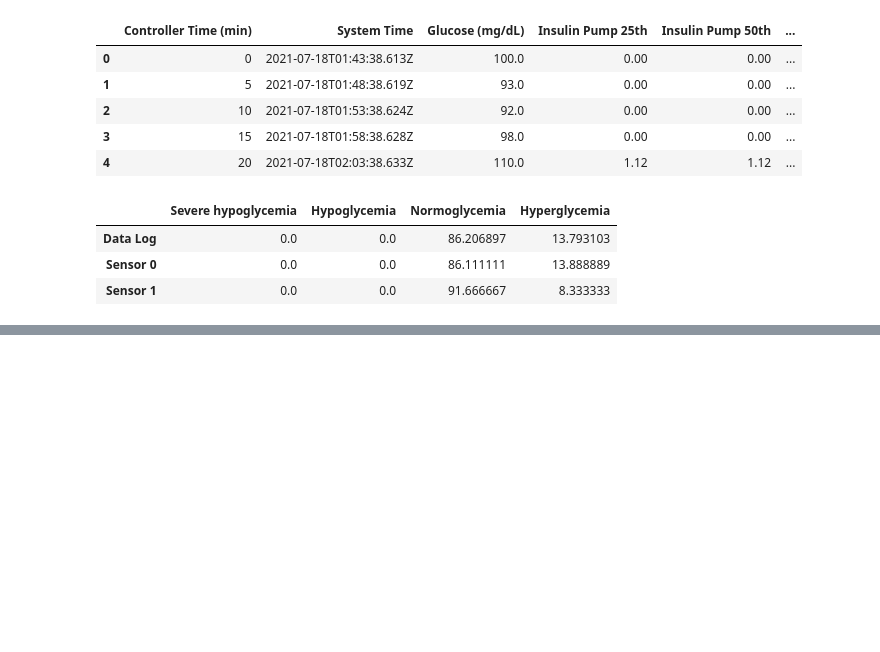
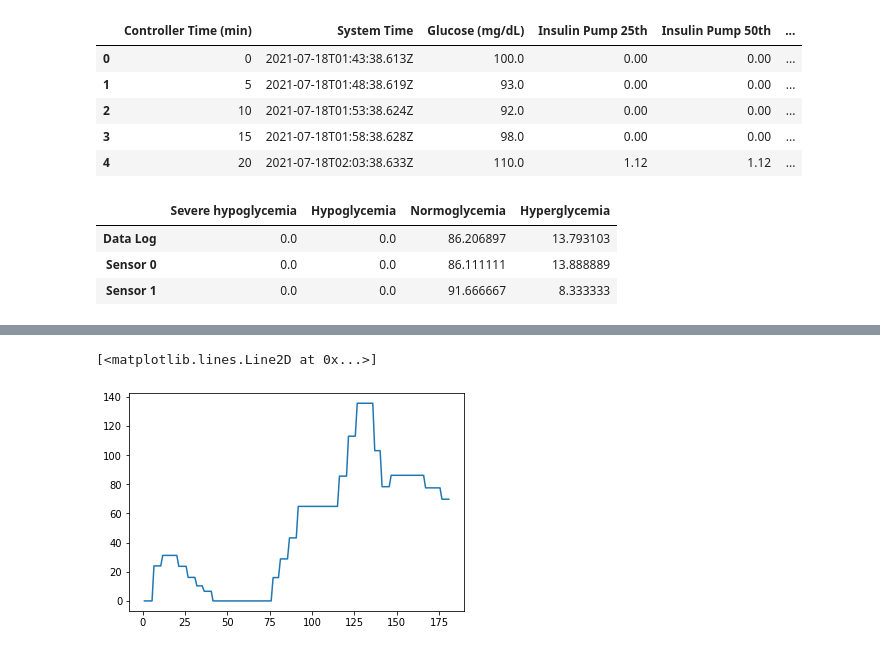
Before and after one commit to ijustlovemath/imt-dataproduct-parsers, a Jupyter notebook: manipulation.ipynb, the cells around one changed output, grey strips where cells are left out. Drawn from its saved outputs; the diff is of its cells as text; code cells hidden in the pictures; blank space fills up the shorter version.

```diff
--- a/manipulation.ipynb
+++ b/manipulation.ipynb
@@ -328,0 +438,9 @@ perc_df.head()
+# %%
+dextrose_rate_df = get_pump_df(err_log_df, 'Dextrose')
+
+import matplotlib.pyplot as plt
+
+plt.plot(dextrose_rate_df['rel_time'], dextrose_rate_df['Rate (mL/hr)'])
+# %% [output]
+[<matplotlib.lines.Line2D at 0x...>]
+[figure, added]
```
Also changed, not shown: parts of 12 cells of this notebook.
